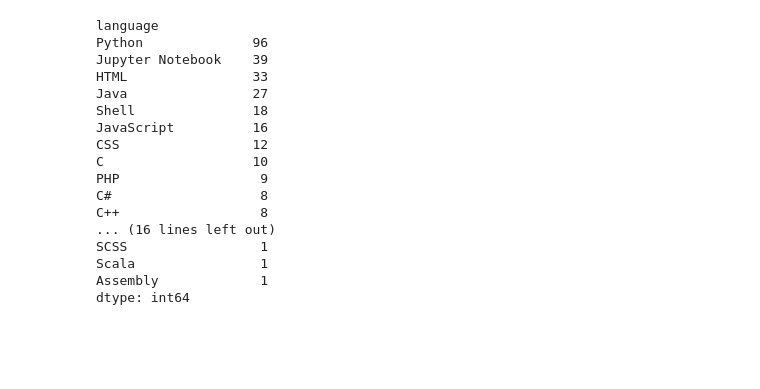
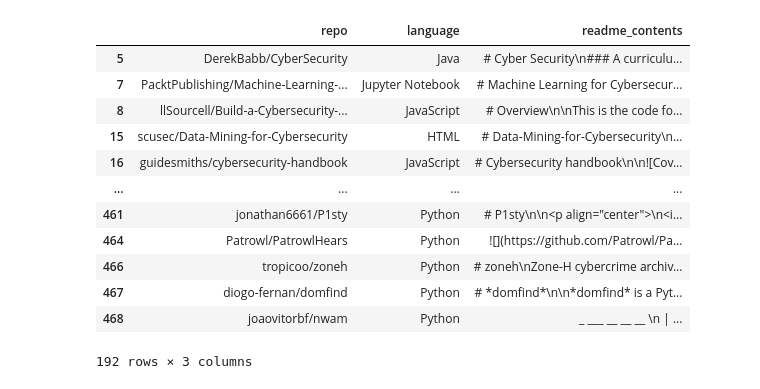
Before and after one commit to barbmarques/individual-nlp-project, a Jupyter notebook: nlp-cs.ipynb, the cells around one changed output. Drawn from its saved outputs; the diff is of its cells as text; code cells hidden in the pictures; blank space fills up the shorter version.

```diff
--- a/nlp-cs.ipynb
+++ b/nlp-cs.ipynb
@@ -50,3 +27,6 @@ data = df.to_csv('repo_readmes.csv')
+# %%
+# data = df.to_csv('repo_readmes.csv')
+df = pd.read_csv('repo_readmes.csv', usecols=['repo','language','readme_contents'])
 # %%
 df.info()
 # %% [output]
@@ -79,20 +81,0 @@ memory usage: 9.5+ KB
-# %%
-df.value_counts('language')
-# %% [output]
-language
-Python              96
-Jupyter Notebook    39
-HTML                33
-Java                27
-Shell               18
-JavaScript          16
-CSS                 12
-C                   10
-PHP                  9
-C#                   8
-C++                  8
-... (16 lines left out)
-SCSS                 1
-Scala                1
-Assembly             1
-dtype: int64
@@ -99 +85,18 @@ dtype: int64
+# %%
+df = df[df.language.isin(top_6_languages)]
+df
+# %% [output]
+|  | repo | language | readme_contents |
+| 5 | DerekBabb/CyberSecurity | Java | # Cyber Security\n### A curriculu... |
+| 7 | PacktPublishing/Machine-Learning-... | Jupyter Notebook | # Machine Learning for Cybersecur... |
+| 8 | llSourcell/Build-a-Cybersecurity-... | JavaScript | # Overview\n\nThis is the code fo... |
+| 15 | scusec/Data-Mining-for-Cybersecurity | HTML | # Data-Mining-for-Cybersecurity\n... |
+| 16 | guidesmiths/cybersecurity-handbook | JavaScript | # Cybersecurity handbook\n\n![Cov... |
+| ... | ... | ... | ... |
+| 461 | jonathan6661/P1sty | Python | # P1sty\n\n<p align="center">\n<i... |
+| 464 | Patrowl/PatrowlHears | Python | ![](https://github.com/Patrowl/Pa... |
+| 466 | tropicoo/zoneh | Python | # zoneh\nZone-H cybercrime archiv... |
+| 467 | diogo-fernan/domfind | Python | # *domfind*\n\n*domfind* is a Pyt... |
+| 468 | joaovitorbf/nwam | Python | _ ___ __ __ __ \n | ... |
+192 rows × 3 columns
 # %%
```
Also changed, not shown: parts of 68 cells of this notebook, 1 other file.
